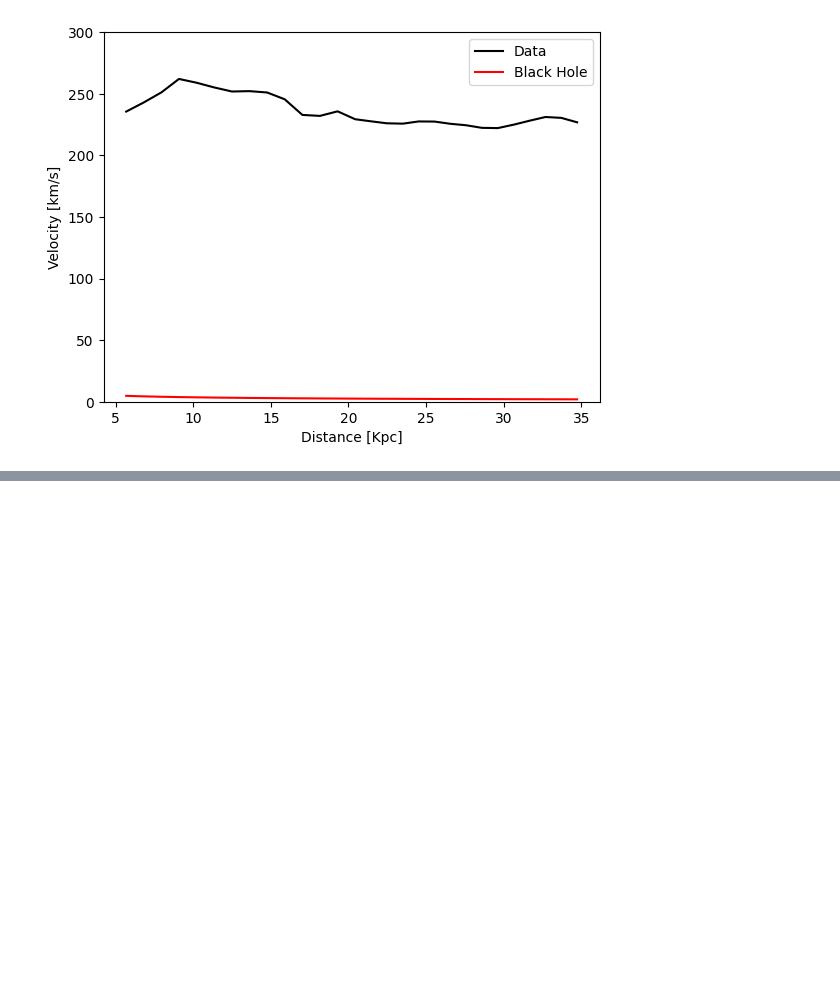
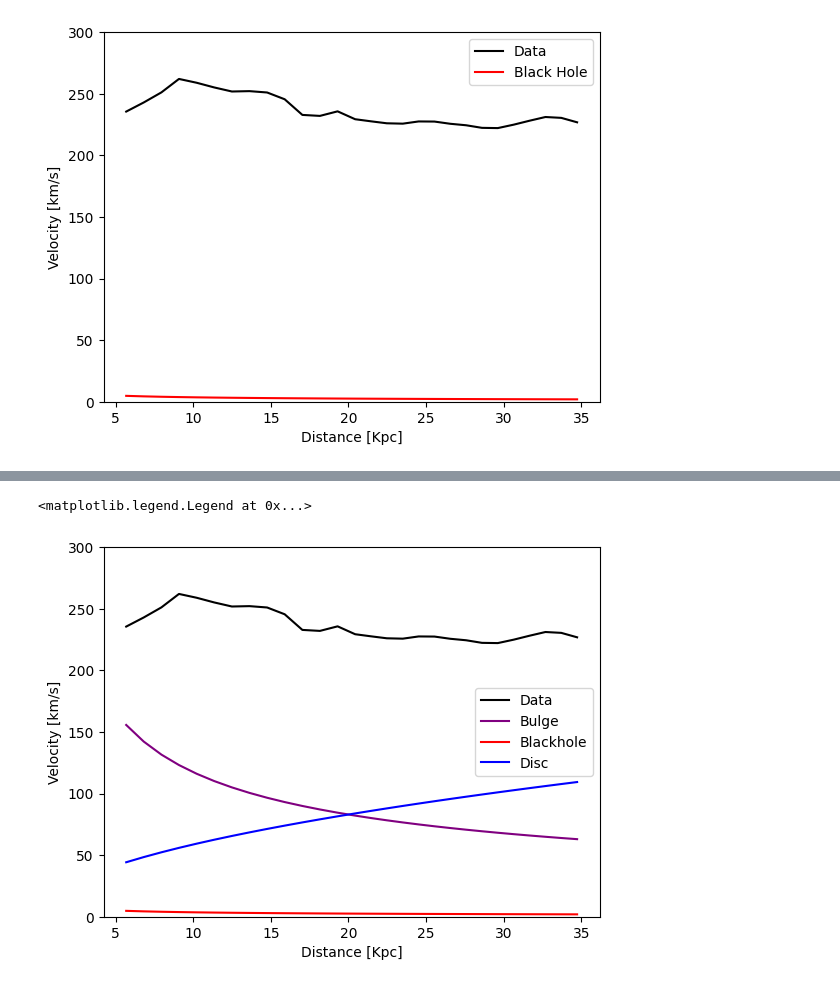
Before and after one commit to luckeydoo6/Dark-Matter, a Jupyter notebook: class_demo_orbital_velocity.ipynb, the cells around one changed output, grey strips where cells are left out. Drawn from its saved outputs; the diff is of its cells as text; code cells hidden in the pictures; blank space fills up the shorter version.

```diff
--- a/class_demo_orbital_velocity.ipynb
+++ b/class_demo_orbital_velocity.ipynb
@@ -106,0 +164,11 @@ $[4.7661423,~4.352789,~4.0286321,~3.7696259,~3.5531679,~3.3716559,~3.2141042,~3.
+# %%
+vel_disc = np.zeros(np.shape(dis)) * (u.km / u.s)
+p_disc = 7.2e10 * u.solMass / (np.pi * (30 * 1000 * u.parsec)**2)
+
+for i, radius in enumerate(dis):
+  rad = radius * 1000 * u.parsec
+  mass = p_disc * np.pi * rad**2
+  orb_vel = calculate_orbital_velocity(mass, rad)
+  vel_disc[i]= orb_vel
+
+  print(rad, mass.to(u.solMass), orb_vel.to(u.parsec / u.s)) # change to u.km / u.s to find velocity
@@ -106,0 +193,15 @@ $[4.7661423,~4.352789,~4.0286321,~3.7696259,~3.5531679,~3.3716559,~3.2141042,~3.
+# %%
+dis = tab["col2"]
+vel = tab["col3"]
+plt.plot(dis, vel, color="black", label="Data")
+plt.plot(dis, vel_bulge.value, color="purple", label="Bulge")
+plt.plot(dis, vel_bh.value, color="red", label="Blackhole")
+plt.plot(dis, vel_disc.value, color="Blue", label="Disc")
+plt.xlabel("Distance [Kpc]")
+plt.ylabel("Velocity [km/s]")
+plt.ylim(0, 300)
+plt.legend()
+# This sets up the graph so that we can read it and understand what it is showing us by giving it colors and names
+# %% [output]
+<matplotlib.legend.Legend at 0x...>
+[figure, added]
```
Also changed, not shown: parts of 9 cells of this notebook.
